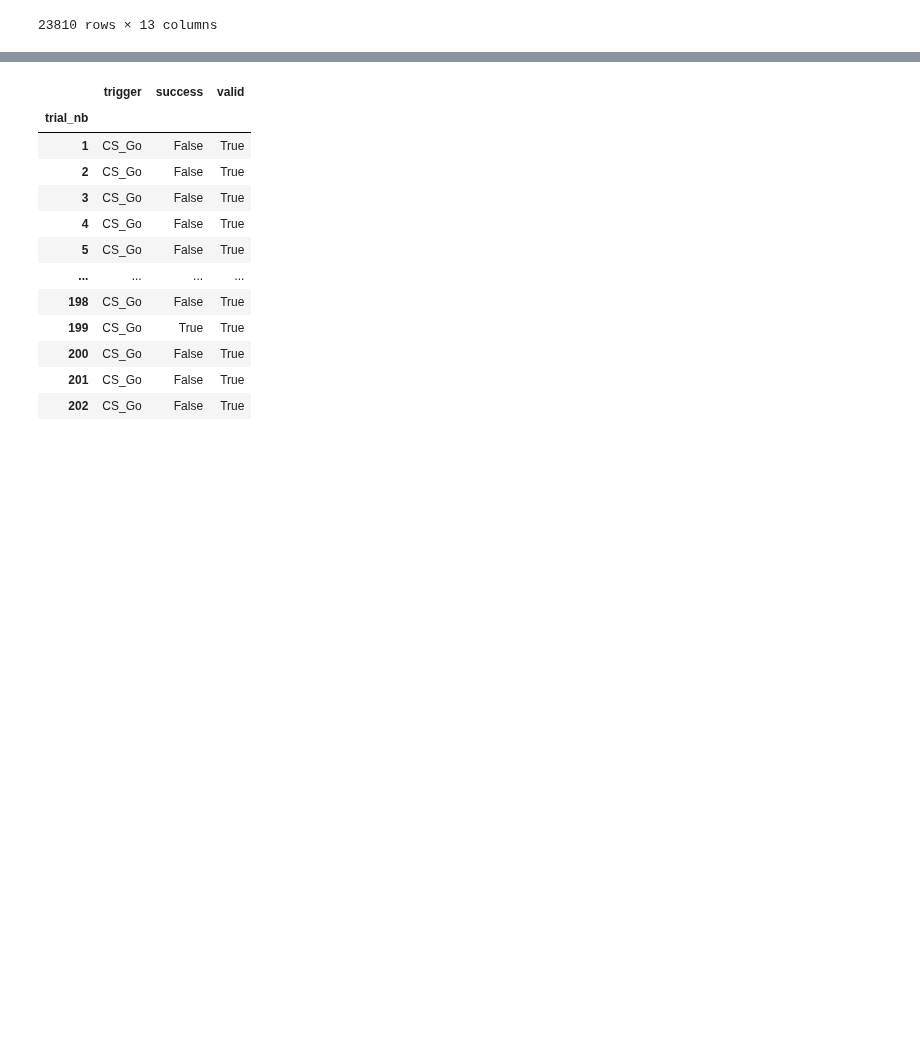
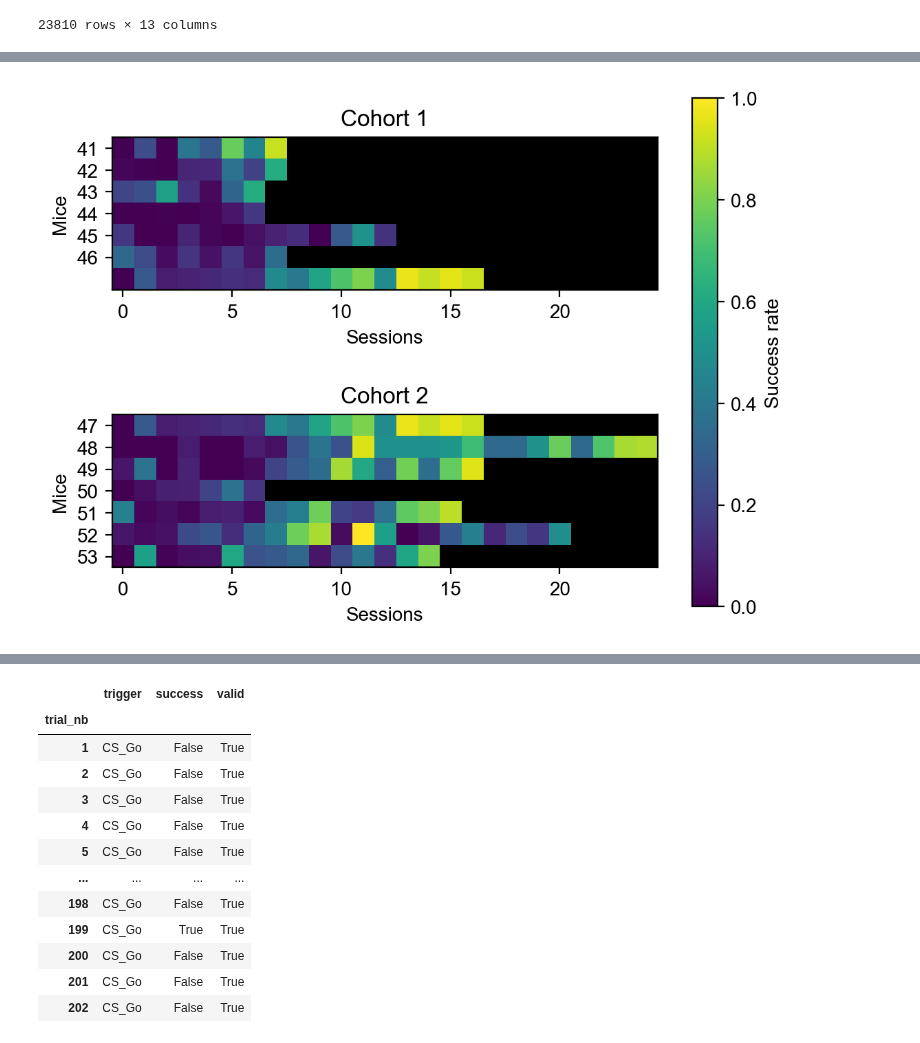
Before and after one commit to juliencarponcy/trialexp, a Jupyter notebook: notebooks/noncanonical/nb20221002_214600_workflow_pyCon_PavAll.ipynb, the cells around one changed output, grey strips where cells are left out. Cells and saved outputs as stored; diff of their text form; code cells hidden in the pictures; blank space fills up the shorter version.

Commit message:
Session success rate plot

```diff
--- a/notebooks/noncanonical/nb20221002_214600_workflow_pyCon_PavAll.ipynb
+++ b/notebooks/noncanonical/nb20221002_214600_workflow_pyCon_PavAll.ipynb
@@ -387,4 +387,10 @@ metadata_df
 | 23808 | 171 | CS_Go | False | True | 1 | Miss | 0 | 2022-09-18 18:09:55 | 2022-09-18 18:09:55 | ... |
 | 23809 | 172 | CS_Go | False | True | 1 | Miss | 0 | 2022-09-18 18:09:55 | 2022-09-18 18:09:55 | ... |
 23810 rows × 13 columns
+# %%
+
+session_nbs = list(set(metadata_df['session_nb']))
+
+
+print(group_Isession_nbsDs)
 # %%
@@ -571,0 +548,26 @@ exp_cohort.sessions[1].df_events.tail(20)
+# %%
+import matplotlib
+fig, (ax1, ax2) = plt.subplots(2,1)
+
+nml = matplotlib.colors.Normalize(0,1)
+
+im1 = ax1.imshow(out_list[0].iloc[:,0:7].transpose(), norm=nml)
+ax1.set_title('Cohort 1')
+ax1.set_xlabel('Sessions')
+ax1.set_ylabel('Mice')
+ax1.set_yticks(range(0,6))
+ax1.set_yticklabels(out_list[0].columns[0:6])
+ax1.set_facecolor('k')
+
+
+im2 = ax2.imshow(out_list[0].iloc[:,6:].transpose(), norm=nml)
+ax2.set_title('Cohort 2')
+ax2.set_xlabel('Sessions')
+ax2.set_ylabel('Mice')
+ax2.set_yticks(range(0, 7))
+ax2.set_yticklabels(out_list[0].columns[6:])
+ax2.set_facecolor('k')
+
+cb1 = plt.colorbar(im1, location='right', ax=[ax1, ax2], label='Success rate')
+# %% [output]
+[figure, added]
```
Also changed, not shown: parts of 14 cells of this notebook.
